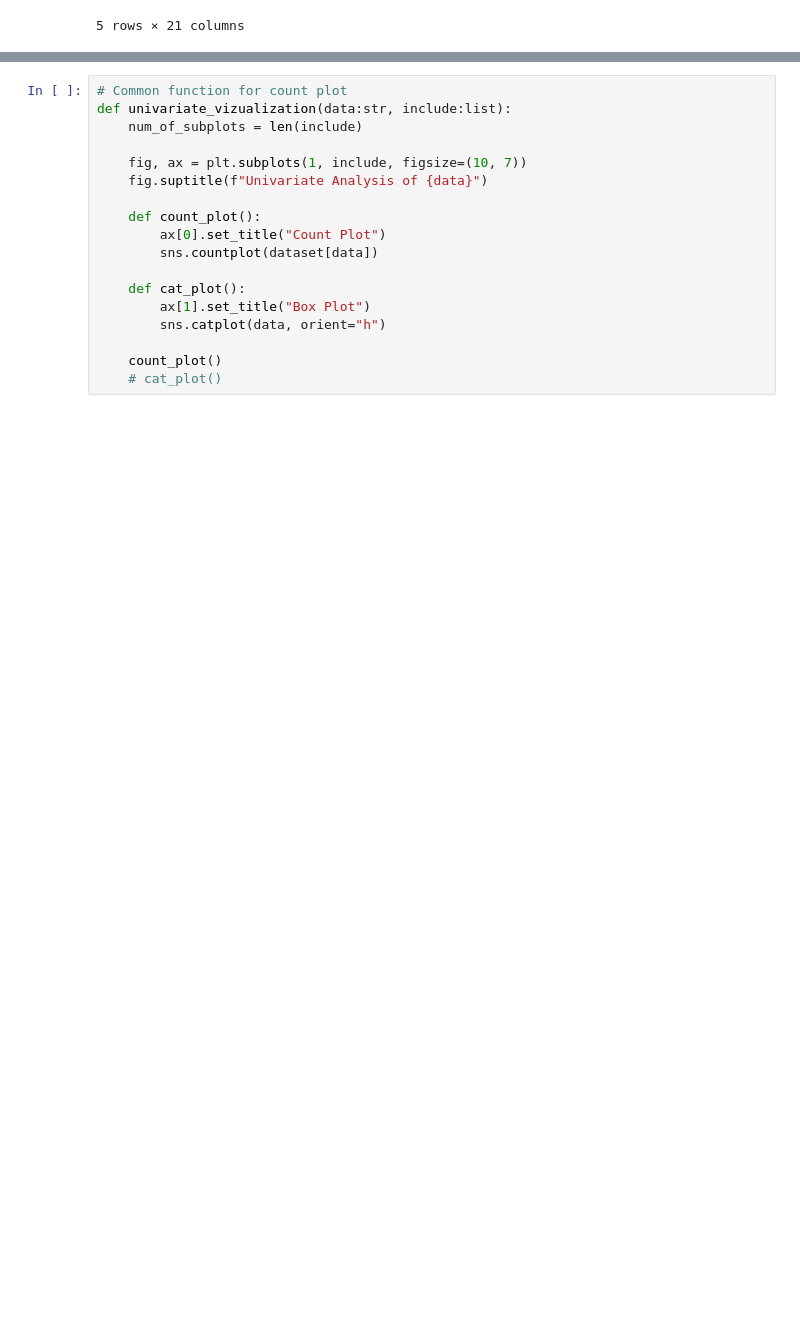
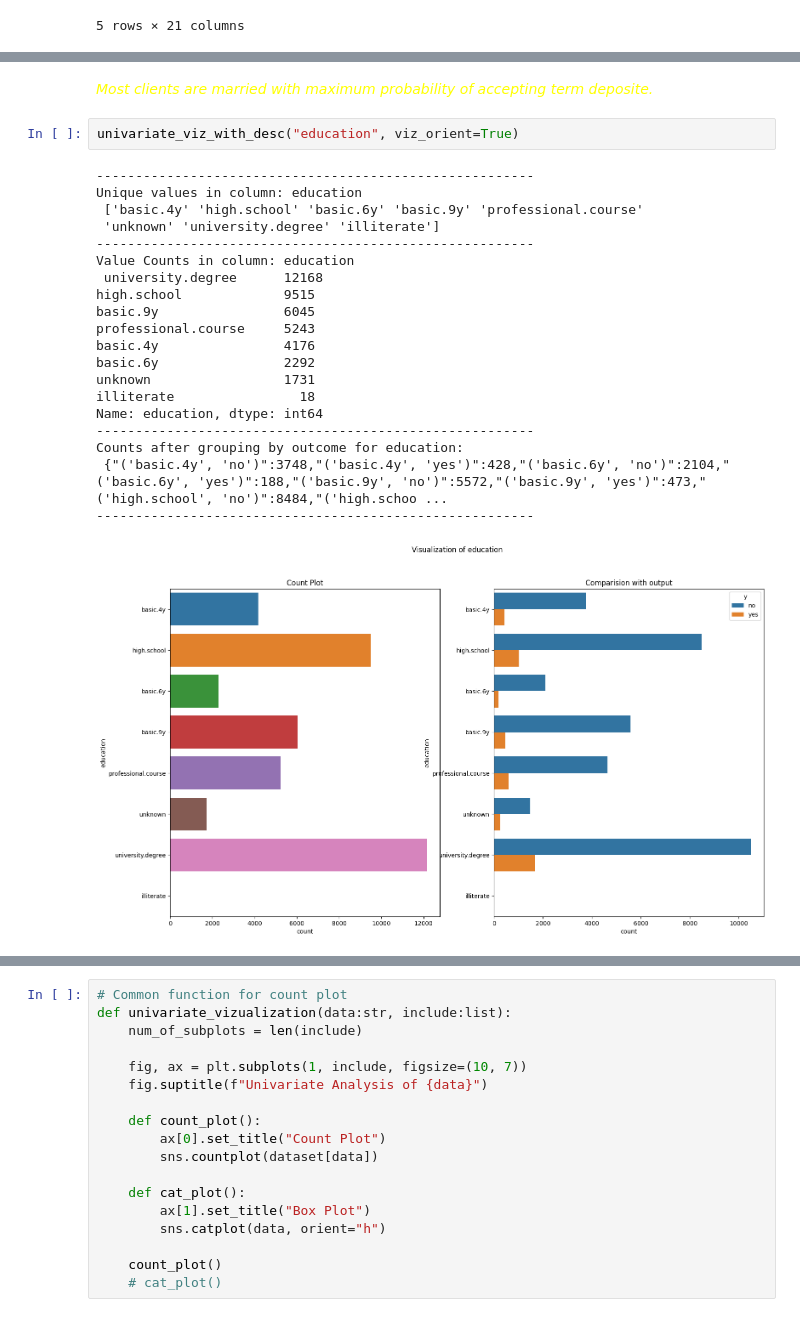
Before and after one commit to KISEE41/Banking-Marketing-Target, a Jupyter notebook: data_visualization.ipynb, the cells around one changed output, grey strips where cells are left out. Saved outputs shown, nothing was run; the diff lists cells and outputs as text; blank space fills up the shorter version.

```diff
--- a/data_visualization.ipynb
+++ b/data_visualization.ipynb
@@ -68,0 +124,25 @@ Name: job, dtype: int64
+# %% [markdown]
+<p style="color: yellow;"><i>Most clients are married with maximum probability of accepting term deposite.<i></P>
+# %%
+univariate_viz_with_desc("education", viz_orient=True)
+# %% [output]
+--------------------------------------------------------
+Unique values in column: education
+ ['basic.4y' 'high.school' 'basic.6y' 'basic.9y' 'professional.course'
+ 'unknown' 'university.degree' 'illiterate']
+--------------------------------------------------------
+Value Counts in column: education
+ university.degree      12168
+high.school             9515
+basic.9y                6045
+professional.course     5243
+basic.4y                4176
+basic.6y                2292
+unknown                 1731
+illiterate                18
+Name: education, dtype: int64
+--------------------------------------------------------
+Counts after grouping by outcome for education:
+ {"('basic.4y', 'no')":3748,"('basic.4y', 'yes')":428,"('basic.6y', 'no')":2104,"('basic.6y', 'yes')":188,"('basic.9y', 'no')":5572,"('basic.9y', 'yes')":473,"('high.school', 'no')":8484,"('high.schoo ...
+--------------------------------------------------------
+[figure, added]
```
Also changed, not shown: parts of 36 cells of this notebook.
